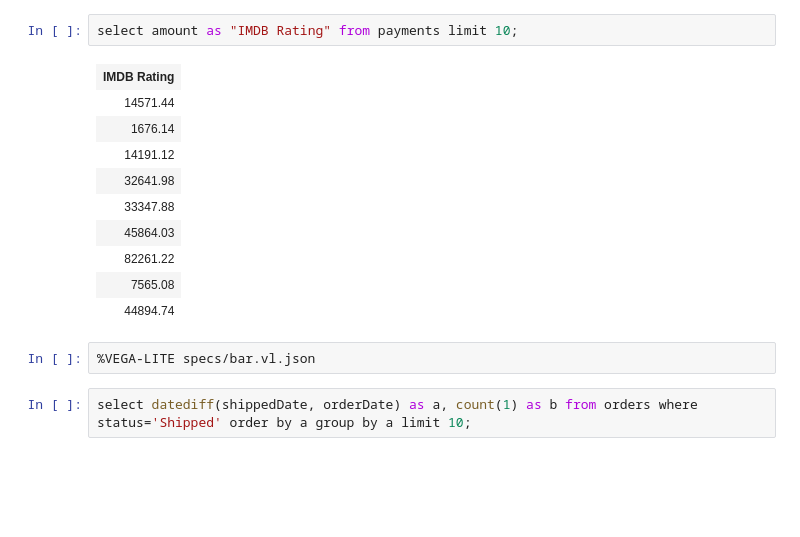
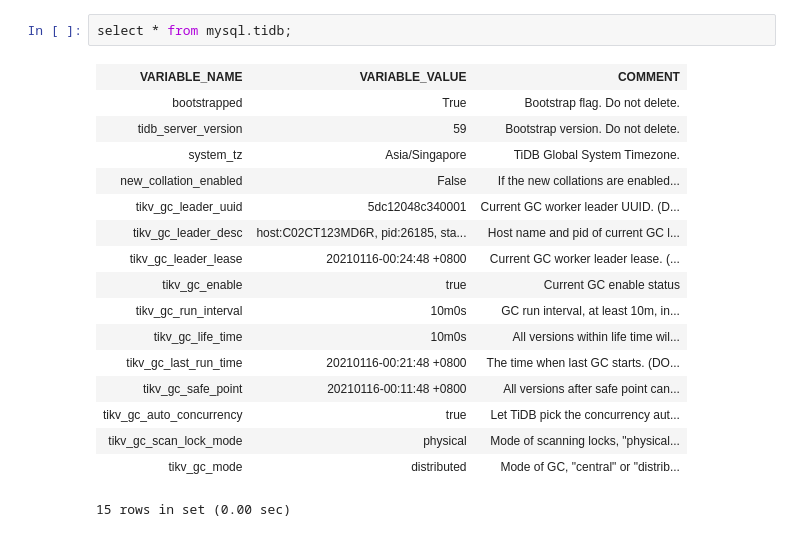
Before and after one commit to wangfenjin/xeus-tidb, a Jupyter notebook: examples/MySQL.ipynb, the cells around one changed output. Saved outputs shown, nothing was run; the diff lists cells and outputs as text; blank space fills up the shorter version.

```diff
--- a/examples/MySQL.ipynb
+++ b/examples/MySQL.ipynb
@@ -37,17 +3,20 @@ select datediff(shippedDate, orderDate) as a, count(1) as b from orders where st
-# %%
-select amount as "IMDB Rating" from payments limit 10;
-# %% [output]
-| IMDB Rating |
-| 14571.44 |
-| 1676.14 |
-| 14191.12 |
-| 32641.98 |
-| 33347.88 |
-| 45864.03 |
-| 82261.22 |
-| 7565.08 |
-| 44894.74 |
-# %%
-%VEGA-LITE specs/bar.vl.json
-# %%
-select datediff(shippedDate, orderDate) as a, count(1) as b from orders where status='Shipped' order by a group by a limit 10;
+# %%
+select * from mysql.tidb;
+# %% [output]
+| VARIABLE_NAME | VARIABLE_VALUE | COMMENT |
+| bootstrapped | True | Bootstrap flag. Do not delete. |
+| tidb_server_version | 59 | Bootstrap version. Do not delete. |
+| system_tz | Asia/Singapore | TiDB Global System Timezone. |
+| new_collation_enabled | False | If the new collations are enabled... |
+| tikv_gc_leader_uuid | 5dc12048c340001 | Current GC worker leader UUID. (D... |
+| tikv_gc_leader_desc | host:C02CT123MD6R, pid:26185, sta... | Host name and pid of current GC l... |
+| tikv_gc_leader_lease | 20210116-00:24:48 +0800 | Current GC worker leader lease. (... |
+| tikv_gc_enable | true | Current GC enable status |
+| tikv_gc_run_interval | 10m0s | GC run interval, at least 10m, in... |
+| tikv_gc_life_time | 10m0s | All versions within life time wil... |
+| tikv_gc_last_run_time | 20210116-00:21:48 +0800 | The time when last GC starts. (DO... |
+| tikv_gc_safe_point | 20210116-00:11:48 +0800 | All versions after safe point can... |
+| tikv_gc_auto_concurrency | true | Let TiDB pick the concurrency aut... |
+| tikv_gc_scan_lock_mode | physical | Mode of scanning locks, "physical... |
+| tikv_gc_mode | distributed | Mode of GC, "central" or "distrib... |
+15 rows in set (0.00 sec)
```
Also changed, not shown: parts of 11 cells of this notebook, 8 other files.
